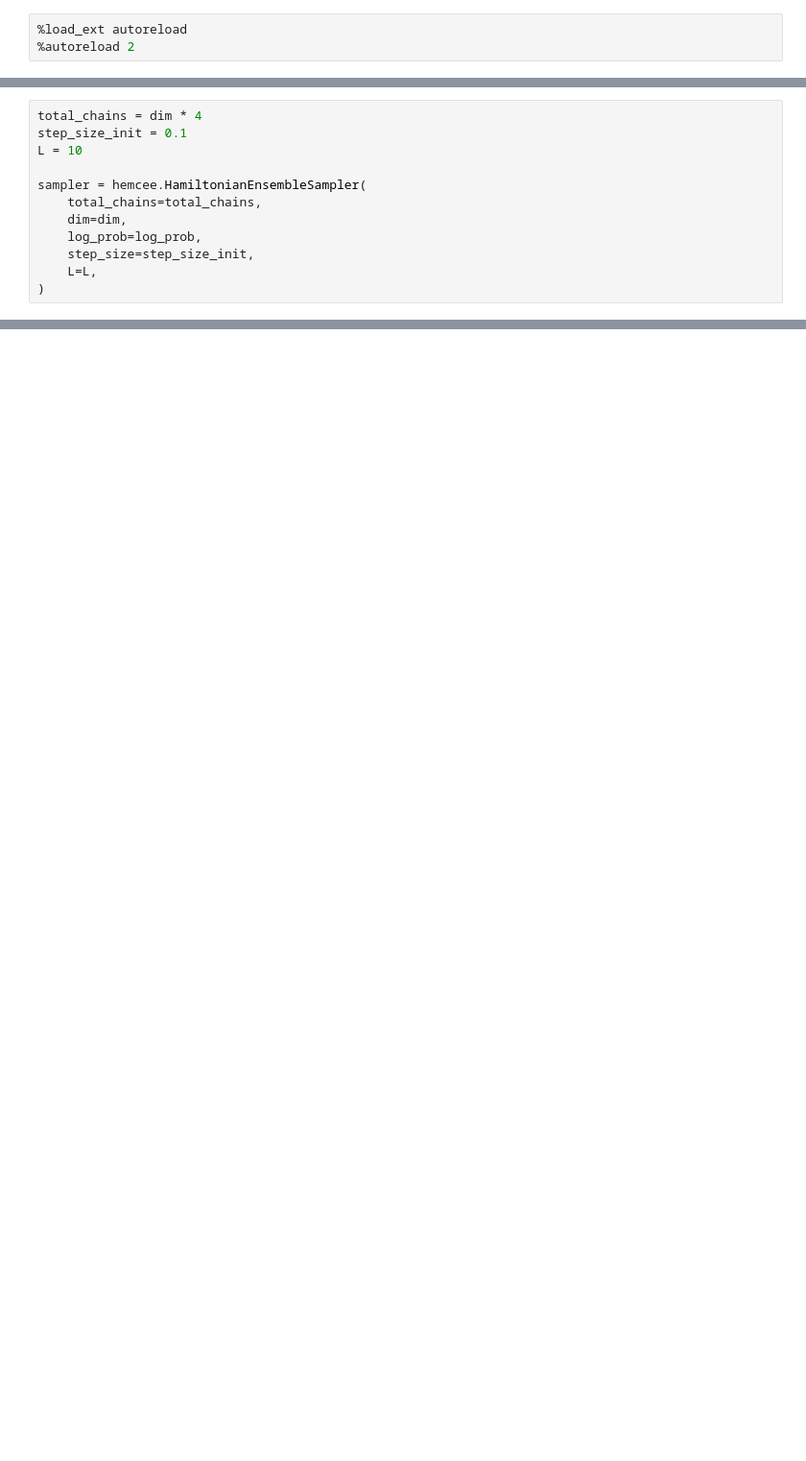
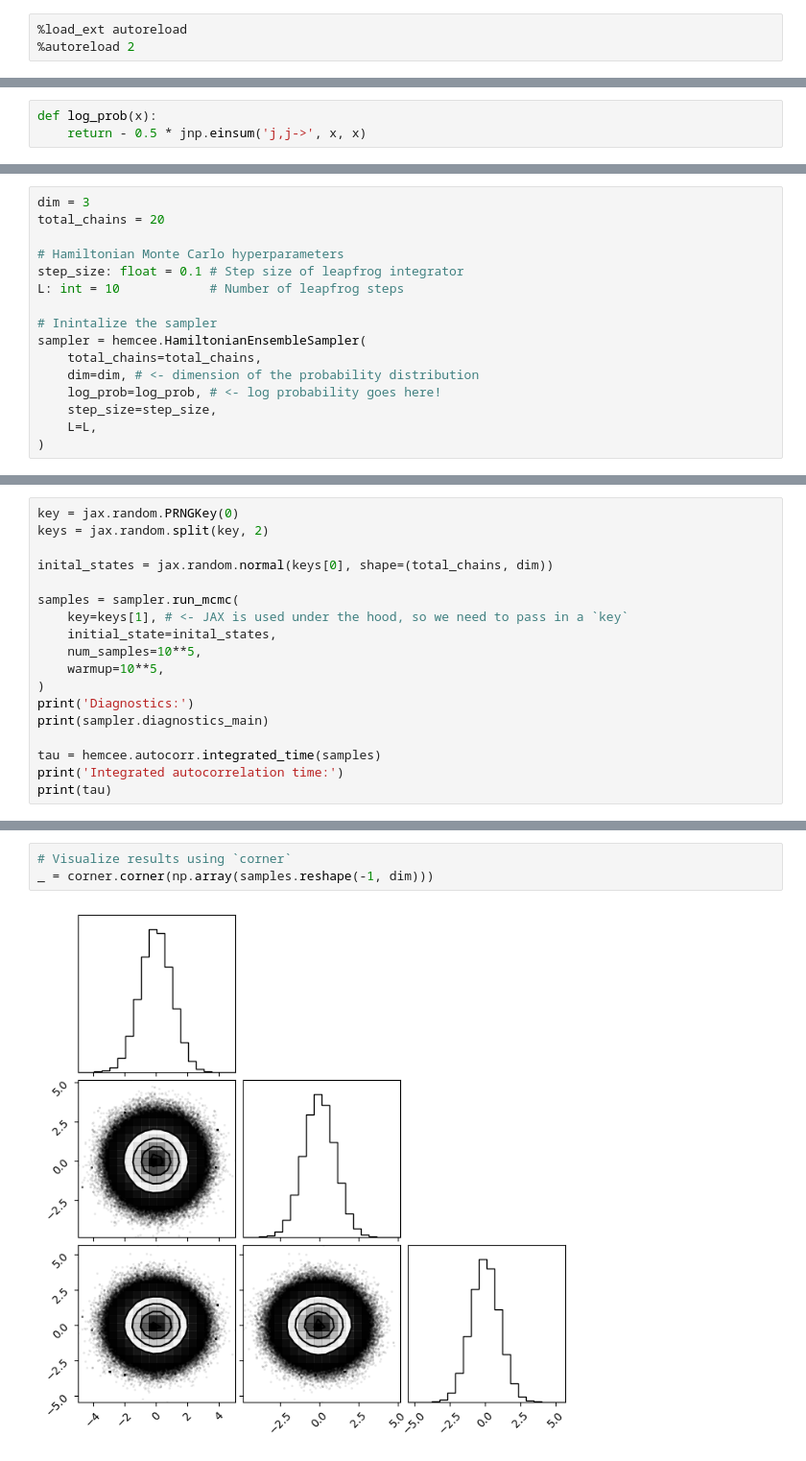
Before and after one commit to clarkmiyamoto/h-emcee, a Jupyter notebook: docs/tutorials/quickstart.ipynb, the cells around one changed output, grey strips where cells are left out. Shown at 96% size. Drawn from its saved outputs; the diff is of its cells as text; blank space fills up the shorter version.

```diff
--- a/docs/tutorials/quickstart.ipynb
+++ b/docs/tutorials/quickstart.ipynb
@@ -38,0 +21,3 @@ To use `hemcee`, you need to
+# %%
+def log_prob(x):
+    return - 0.5 * jnp.einsum('j,j->', x, x)
@@ -39,12 +32,16 @@ To use `hemcee`, you need to
 # %%
-total_chains = dim * 4
-step_size_init = 0.1
-L = 10
+dim = 3
+total_chains = 20
 
+# Hamiltonian Monte Carlo hyperparameters
+step_size: float = 0.1 # Step size of leapfrog integrator
+L: int = 10            # Number of leapfrog steps
+
+# Inintalize the sampler
 sampler = hemcee.HamiltonianEnsembleSampler(
     total_chains=total_chains,
-    dim=dim,
-    log_prob=log_prob,
-    step_size=step_size_init,
+    dim=dim, # <- dimension of the probability distribution
+    log_prob=log_prob, # <- log probability goes here!
+    step_size=step_size,
     L=L,
 )
@@ -50,0 +50,18 @@ sampler = hemcee.HamiltonianEnsembleSampler(
+# %%
+key = jax.random.PRNGKey(0)
+keys = jax.random.split(key, 2)
+
+inital_states = jax.random.normal(keys[0], shape=(total_chains, dim))
+
+samples = sampler.run_mcmc(
+    key=keys[1], # <- JAX is used under the hood, so we need to pass in a `key`
+    initial_state=inital_states,
+    num_samples=10**5,
+    warmup=10**5,
+)
+print('Diagnostics:')
+print(sampler.diagnostics_main)
+
+tau = hemcee.autocorr.integrated_time(samples)
+print('Integrated autocorrelation time:')
+print(tau)
@@ -50,0 +85,5 @@ sampler = hemcee.HamiltonianEnsembleSampler(
+# %%
+# Visualize results using `corner`
+_ = corner.corner(np.array(samples.reshape(-1, dim)))
+# %% [output]
+[figure, added]
```
Also changed, not shown: parts of 17 cells of this notebook, 3 other files.
